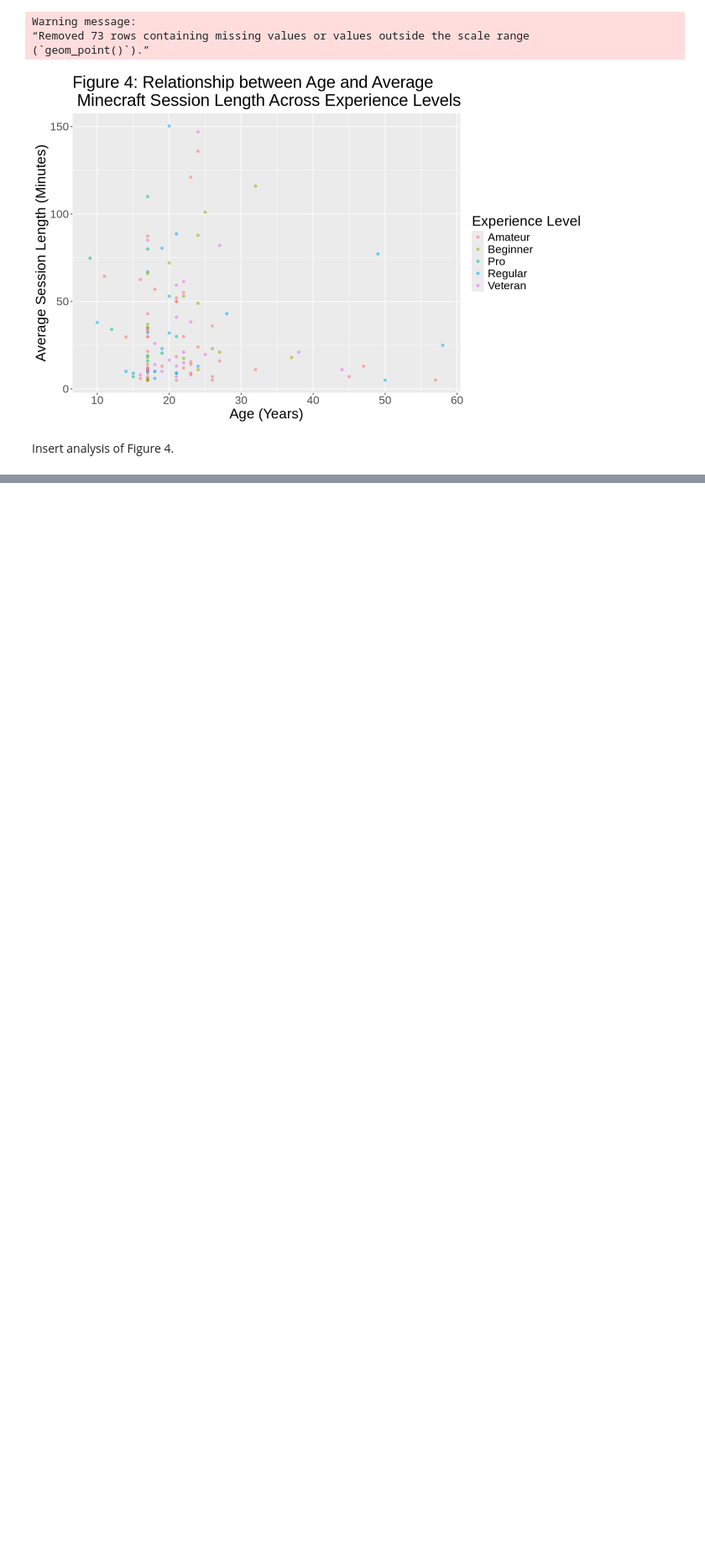
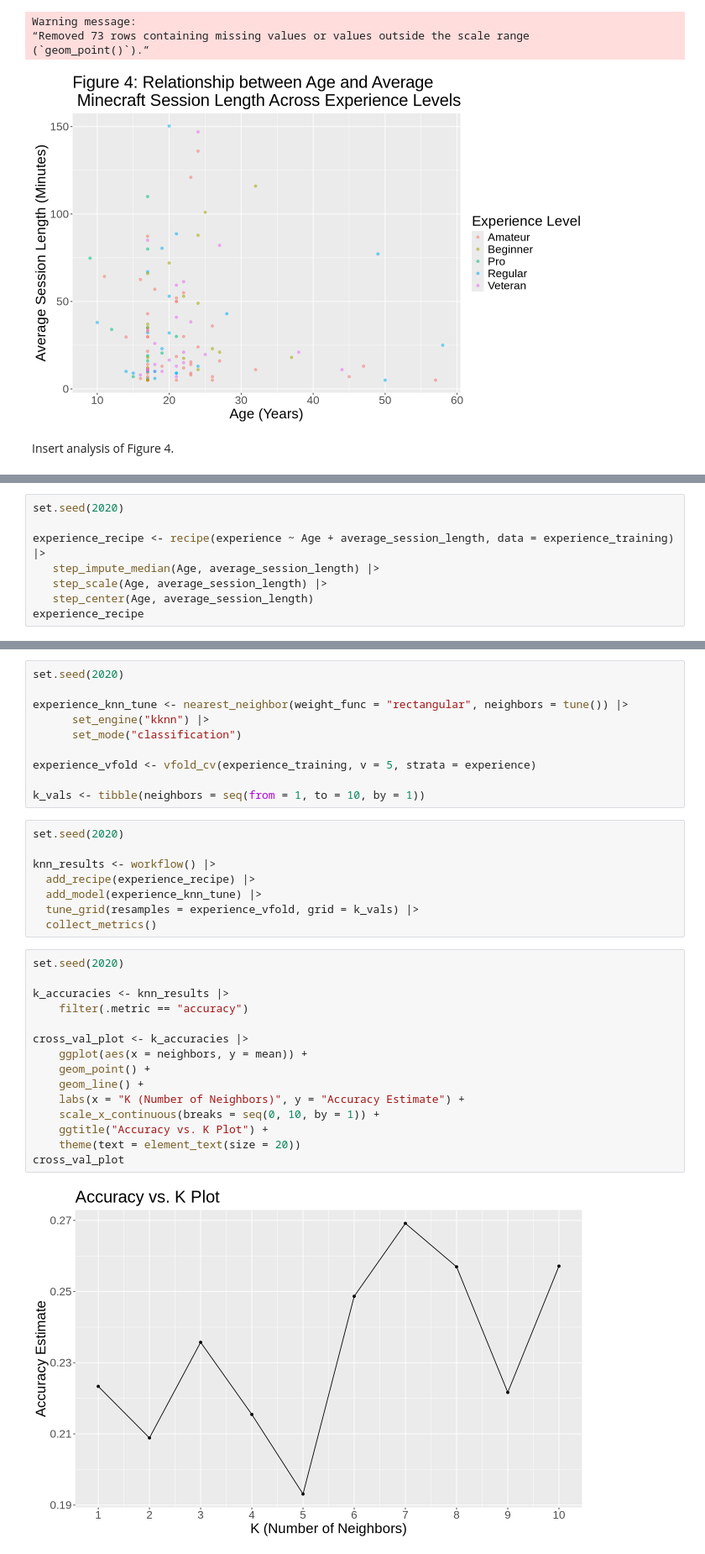
Before and after one commit to vckytn22/DSCI-100-Final-Report-Group-Project-004-27-, a Jupyter notebook: final_report_004_27.ipynb, the cells around one changed output, grey strips where cells are left out. Shown at 84% size. Drawn from its saved outputs; the diff is of its cells as text; blank space fills up the shorter version.

```diff
--- a/final_report_004_27.ipynb
+++ b/final_report_004_27.ipynb
@@ -265,0 +257,8 @@ Plan for Creating KNN Classification Model
+# %%
+set.seed(2020)
+
+experience_recipe <- recipe(experience ~ Age + average_session_length, data = experience_training) |>
+   step_impute_median(Age, average_session_length) |>
+   step_scale(Age, average_session_length) |>
+   step_center(Age, average_session_length)
+experience_recipe
@@ -265,0 +286,35 @@ Plan for Creating KNN Classification Model
+# %%
+set.seed(2020)
+
+experience_knn_tune <- nearest_neighbor(weight_func = "rectangular", neighbors = tune()) |>
+      set_engine("kknn") |>
+      set_mode("classification")
+
+experience_vfold <- vfold_cv(experience_training, v = 5, strata = experience)
+
+k_vals <- tibble(neighbors = seq(from = 1, to = 10, by = 1))
+# %%
+set.seed(2020)
+
+knn_results <- workflow() |>
+  add_recipe(experience_recipe) |>
+  add_model(experience_knn_tune) |>
+  tune_grid(resamples = experience_vfold, grid = k_vals) |>
+  collect_metrics()
+# %%
+set.seed(2020)
+
+k_accuracies <- knn_results |>
+    filter(.metric == "accuracy")
+
+cross_val_plot <- k_accuracies |>
+    ggplot(aes(x = neighbors, y = mean)) +
+    geom_point() +
+    geom_line() +
+    labs(x = "K (Number of Neighbors)", y = "Accuracy Estimate") +
+    scale_x_continuous(breaks = seq(0, 10, by = 1)) +
+    ggtitle("Accuracy vs. K Plot") +
+    theme(text = element_text(size = 20))
+cross_val_plot
+# %% [output]
+[figure, added]
```
Also changed, not shown: parts of 9 cells of this notebook.
